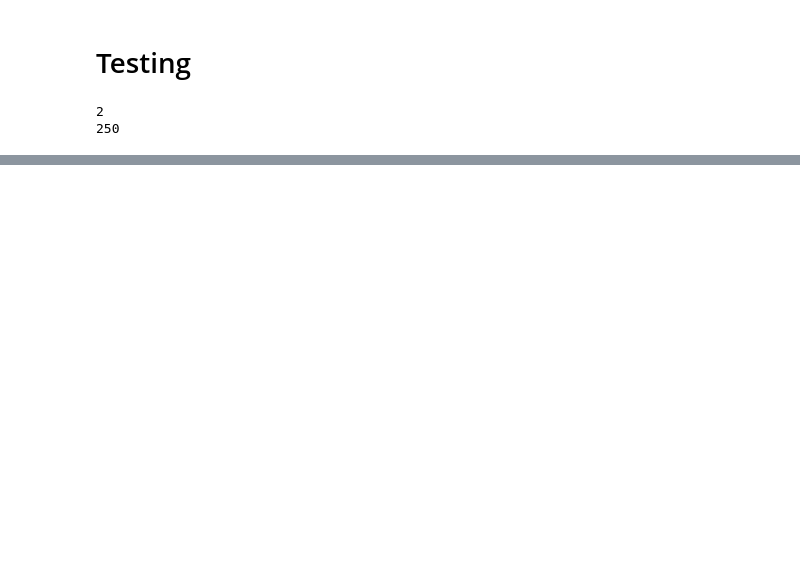
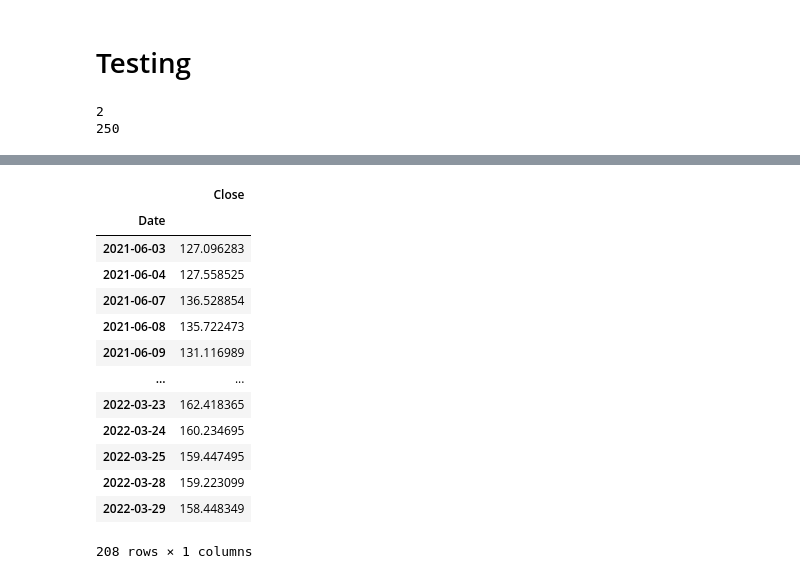
Before and after one commit to Arnajakk/BIA_Project, a Jupyter notebook: AAPL.ipynb, the cells around one changed output, grey strips where cells are left out. Saved outputs shown, nothing was run; the diff lists cells and outputs as text; code cells hidden in the pictures; blank space fills up the shorter version.

```diff
--- a/AAPL.ipynb
+++ b/AAPL.ipynb
@@ -441,0 +555,22 @@ plt.show()
+# %%
+predict = pd.DataFrame(aapl[104:], columns=['Date'])
+# %%
+predict['Close'] = predicted
+# %%
+predict = predict.set_index('Date')
+predict
+# %% [output]
+|  | Close |
+| Date |  |
+| 2021-06-03 | 127.096283 |
+| 2021-06-04 | 127.558525 |
+| 2021-06-07 | 136.528854 |
+| 2021-06-08 | 135.722473 |
+| 2021-06-09 | 131.116989 |
+| ... | ... |
+| 2022-03-23 | 162.418365 |
+| 2022-03-24 | 160.234695 |
+| 2022-03-25 | 159.447495 |
+| 2022-03-28 | 159.223099 |
+| 2022-03-29 | 158.448349 |
+208 rows × 1 columns
```
Also changed, not shown: parts of 17 cells of this notebook.
